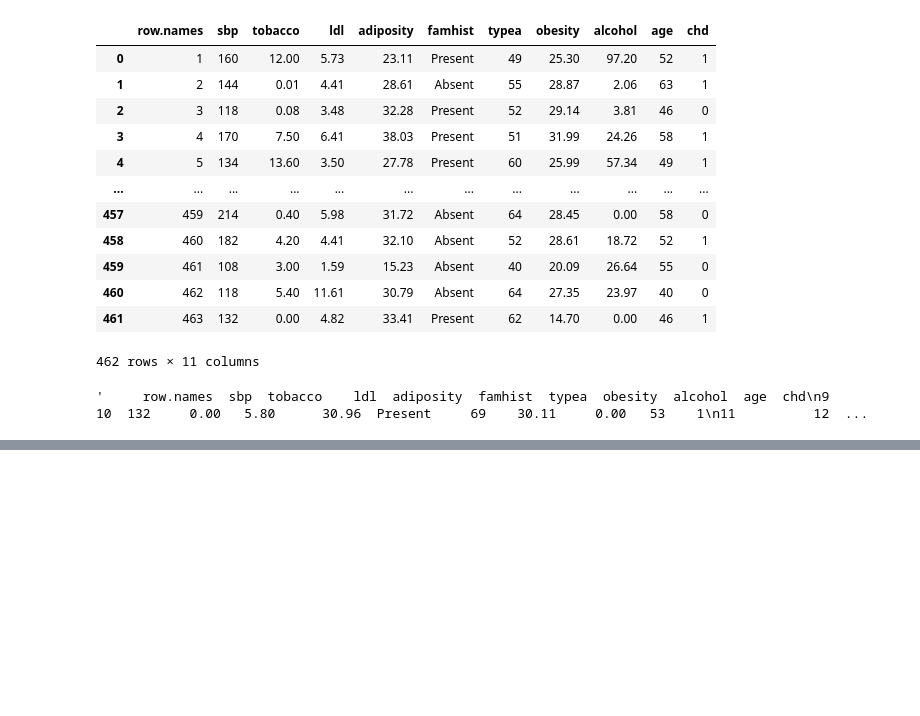
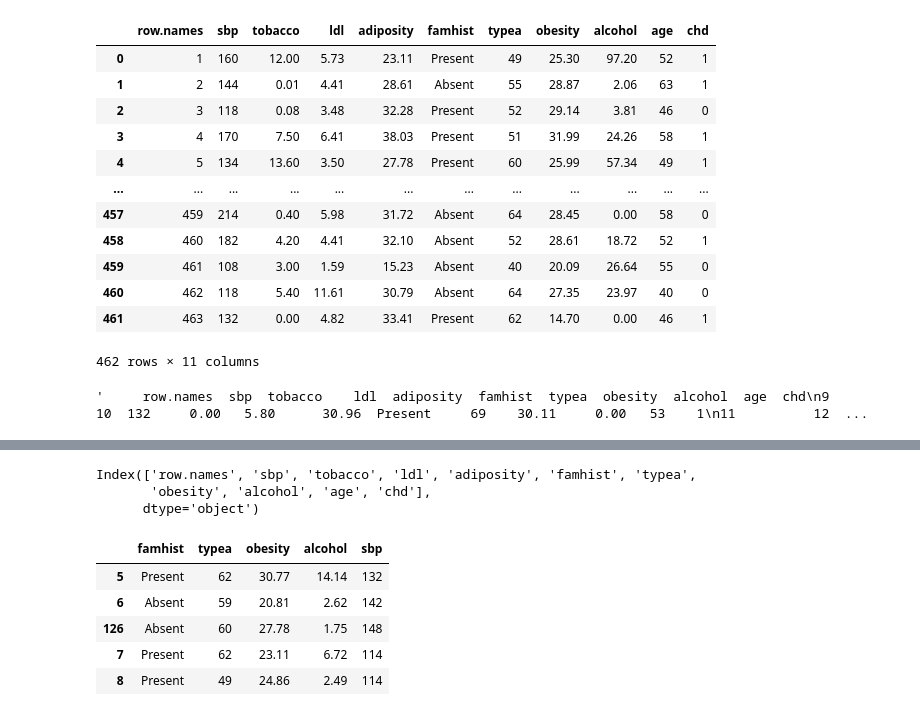
Before and after one commit to Shireesha-perspective-data/Data-Extraction-and-Preprocessing-using-Pandas, a Jupyter notebook: CHD_coronary_file.ipynb, the cells around one changed output, grey strips where cells are left out. Saved outputs shown, nothing was run; the diff lists cells and outputs as text; code cells hidden in the pictures; blank space fills up the shorter version.

```diff
--- a/CHD_coronary_file.ipynb
+++ b/CHD_coronary_file.ipynb
@@ -519,0 +551,15 @@ r.to_string()
+# %%
+df.columns
+# %% [output]
+Index(['row.names', 'sbp', 'tobacco', 'ldl', 'adiposity', 'famhist', 'typea',
+       'obesity', 'alcohol', 'age', 'chd'],
+      dtype='object')
+# %%
+df.loc[[5,6,126,7,8],["famhist","typea","obesity","alcohol","sbp"]]
+# %% [output]
+|  | famhist | typea | obesity | alcohol | sbp |
+| 5 | Present | 62 | 30.77 | 14.14 | 132 |
+| 6 | Absent | 59 | 20.81 | 2.62 | 142 |
+| 126 | Absent | 60 | 27.78 | 1.75 | 148 |
+| 7 | Present | 62 | 23.11 | 6.72 | 114 |
+| 8 | Present | 49 | 24.86 | 2.49 | 114 |
```
Also changed, not shown: parts of 29 cells of this notebook.
